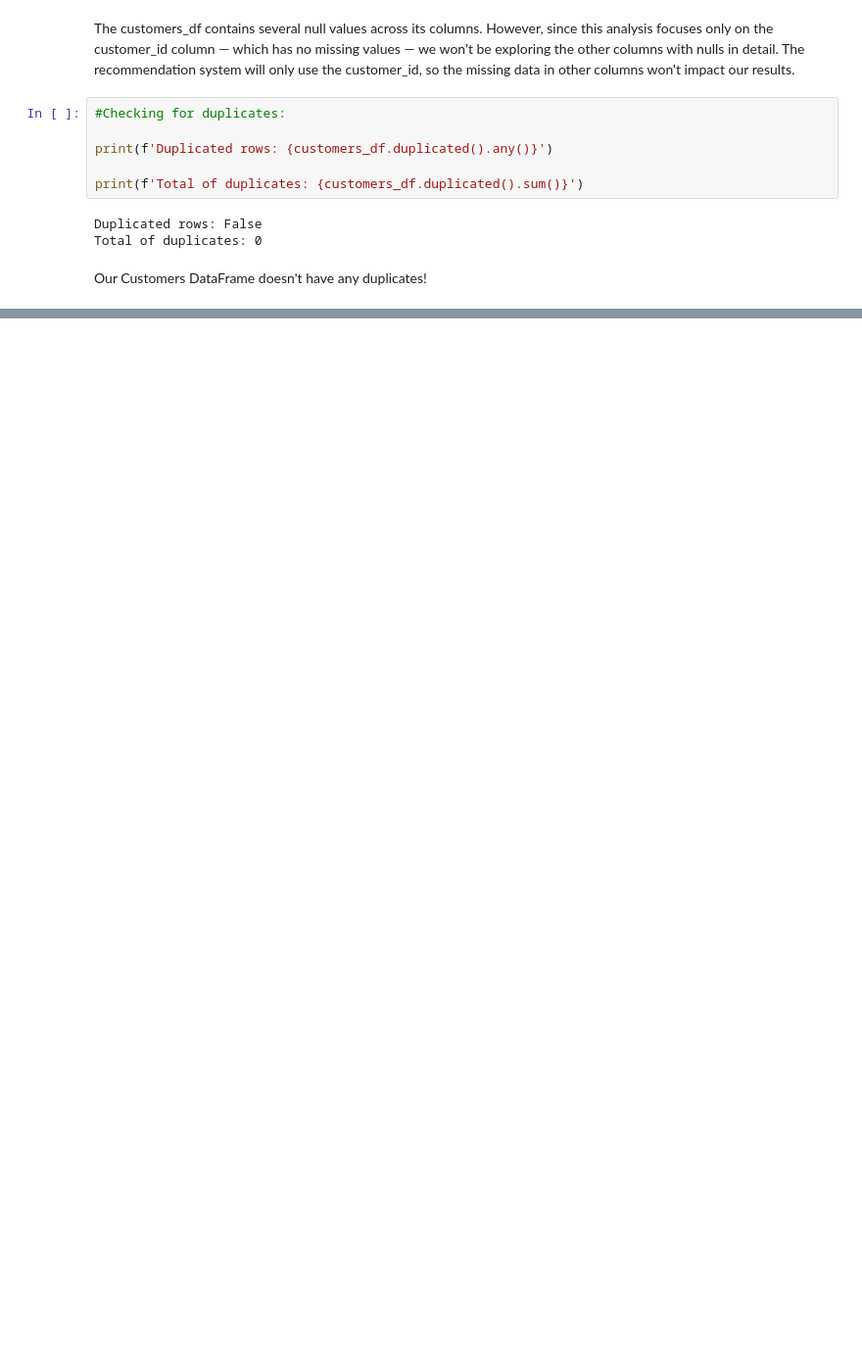
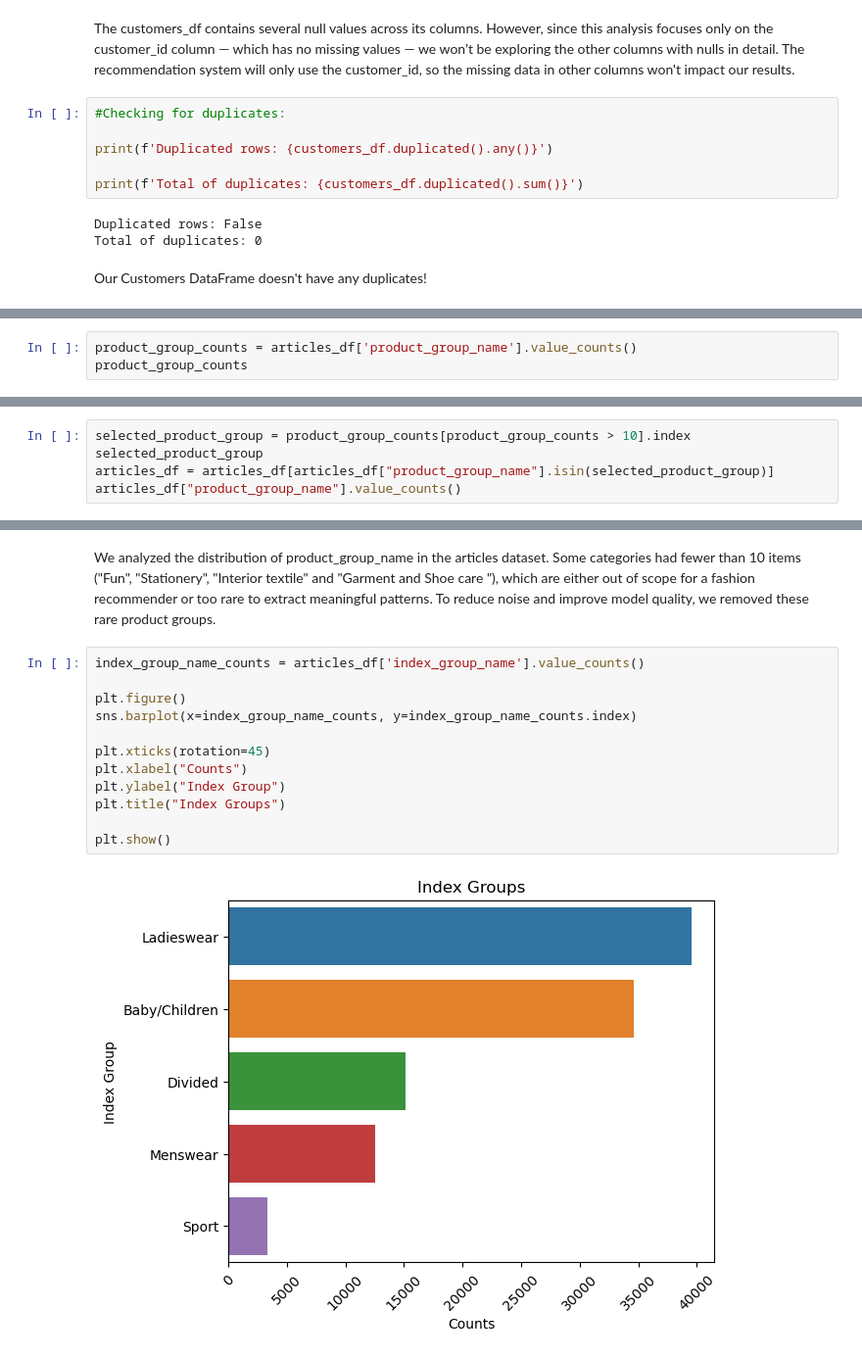
Before and after one commit to parisrahmani/HM-NLP-Recommender, a Jupyter notebook: notebooks/01-EDA-HM.ipynb, the cells around one changed output, grey strips where cells are left out. Shown at 98% size. Saved outputs shown, nothing was run; the diff lists cells and outputs as text; blank space fills up the shorter version.

```diff
--- a/notebooks/01-EDA-HM.ipynb
+++ b/notebooks/01-EDA-HM.ipynb
@@ -302,0 +469,3 @@ Our Customers DataFrame doesn't have any duplicates!
+# %%
+product_group_counts = articles_df['product_group_name'].value_counts()
+product_group_counts
@@ -302,0 +481,5 @@ Our Customers DataFrame doesn't have any duplicates!
+# %%
+selected_product_group = product_group_counts[product_group_counts > 10].index
+selected_product_group
+articles_df = articles_df[articles_df["product_group_name"].isin(selected_product_group)]
+articles_df["product_group_name"].value_counts()
@@ -302,0 +503,16 @@ Our Customers DataFrame doesn't have any duplicates!
+# %% [markdown]
+We analyzed the distribution of product_group_name in the articles dataset. Some categories had fewer than 10 items ("Fun", "Stationery", "Interior textile" and "Garment and Shoe care "), which are either out of scope for a fashion recommender or too rare to extract meaningful patterns. To reduce noise and improve model quality, we removed these rare product groups.
+# %%
+index_group_name_counts = articles_df['index_group_name'].value_counts()
+
+plt.figure()
+sns.barplot(x=index_group_name_counts, y=index_group_name_counts.index)
+
+plt.xticks(rotation=45)
+plt.xlabel("Counts")
+plt.ylabel("Index Group")
+plt.title("Index Groups")
+
+plt.show()
+# %% [output]
+[figure, added]
```
Also changed, not shown: parts of 38 cells of this notebook.
